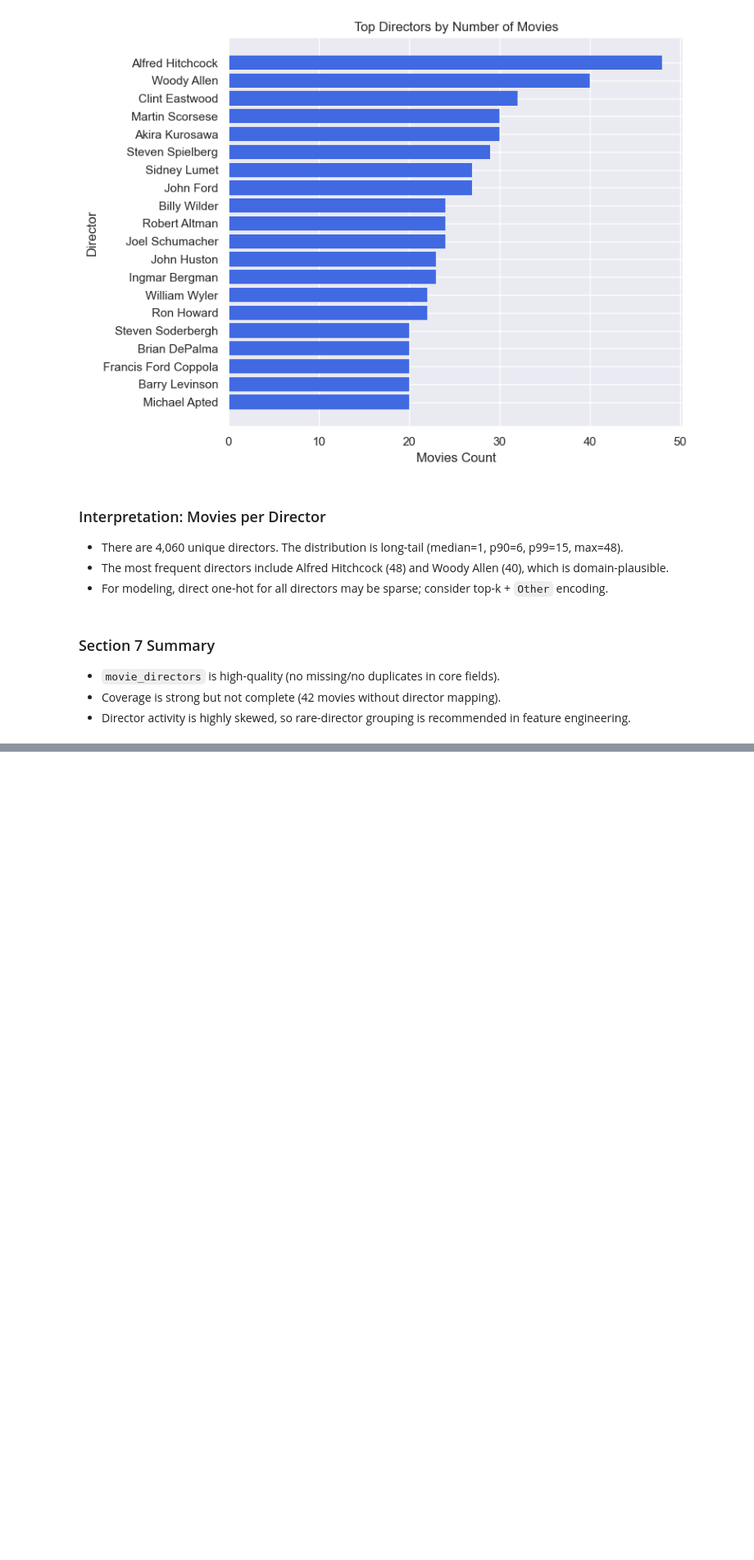
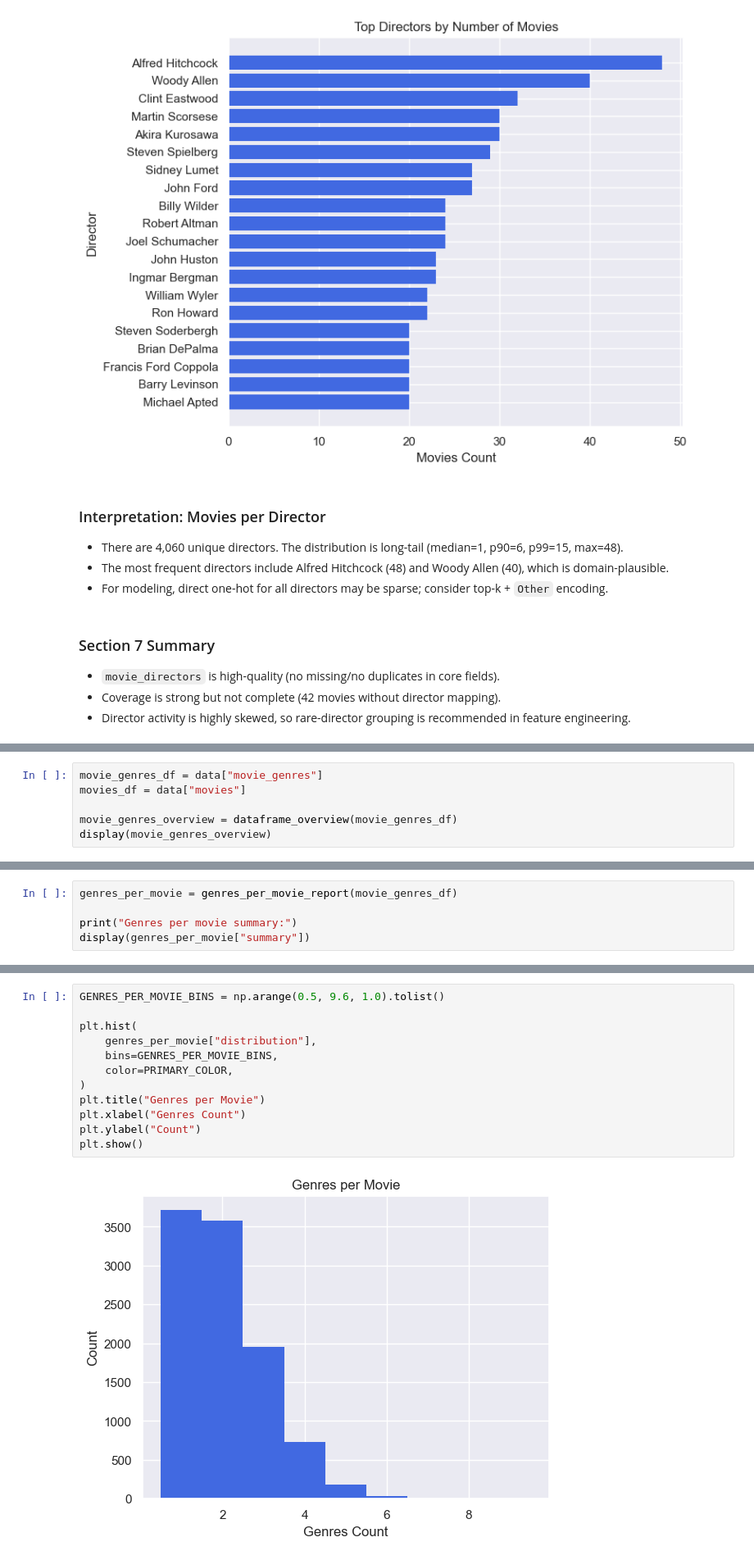
Before and after one commit to Mateusz1645/explainable-recsys, a Jupyter notebook: notebooks/01_eda.ipynb, the cells around one changed output, grey strips where cells are left out. Shown at 82% size. Saved outputs shown, nothing was run; the diff lists cells and outputs as text; blank space fills up the shorter version.

Commit message:
add eda movie_genres, movie_locations, minor fix

```diff
--- a/notebooks/01_eda.ipynb
+++ b/notebooks/01_eda.ipynb
@@ -788,0 +810,6 @@ plt.show()
+# %%
+movie_genres_df = data["movie_genres"]
+movies_df = data["movies"]
+
+movie_genres_overview = dataframe_overview(movie_genres_df)
+display(movie_genres_overview)
@@ -788,0 +866,5 @@ plt.show()
+# %%
+genres_per_movie = genres_per_movie_report(movie_genres_df)
+
+print("Genres per movie summary:")
+display(genres_per_movie["summary"])
@@ -788,0 +881,14 @@ plt.show()
+# %%
+GENRES_PER_MOVIE_BINS = np.arange(0.5, 9.6, 1.0).tolist()
+
+plt.hist(
+    genres_per_movie["distribution"],
+    bins=GENRES_PER_MOVIE_BINS,
+    color=PRIMARY_COLOR,
+)
+plt.title("Genres per Movie")
+plt.xlabel("Genres Count")
+plt.ylabel("Count")
+plt.show()
+# %% [output]
+[figure, added]
```
Also changed, not shown: parts of 40 cells of this notebook, 6 other files.
